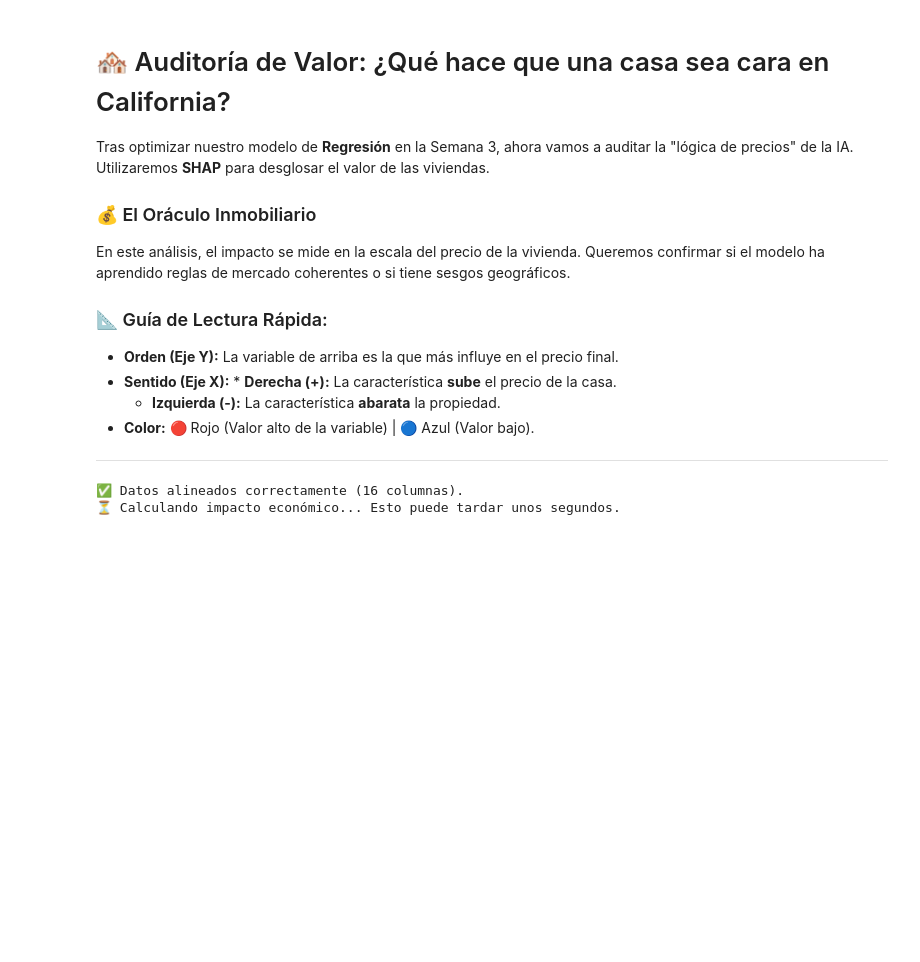
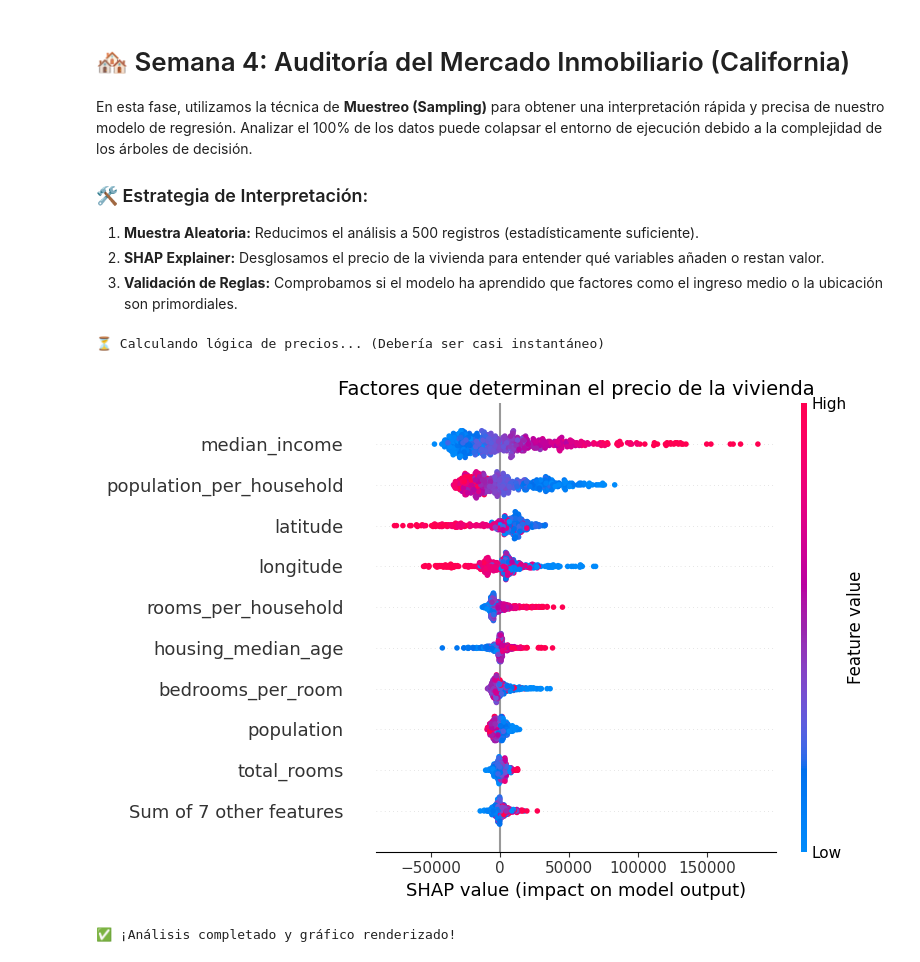
Before and after one commit to chema74/IA_Especialista, a Jupyter notebook: notebooks/datos/viviendas/S4_viviendas_interpretacion.ipynb, the cells around one changed output. Cells and saved outputs as stored; diff of their text form; code cells hidden in the pictures; blank space fills up the shorter version.

```diff
--- a/notebooks/datos/viviendas/S4_viviendas_interpretacion.ipynb
+++ b/notebooks/datos/viviendas/S4_viviendas_interpretacion.ipynb
@@ -1,65 +1,50 @@
 # %% [markdown]
-# 🏘️ Auditoría de Valor: ¿Qué hace que una casa sea cara en California?
+# 🏘️ Semana 4: Auditoría del Mercado Inmobiliario (California)
 
-Tras optimizar nuestro modelo de **Regresión** en la Semana 3, ahora vamos a auditar la "lógica de precios" de la IA. Utilizaremos **SHAP** para desglosar el valor de las viviendas.
+En esta fase, utilizamos la técnica de **Muestreo (Sampling)** para obtener una interpretación rápida y precisa de nuestro modelo de regresión. Analizar el 100% de los datos puede colapsar el entorno de ejecución debido a la complejidad de los árboles de decisión.
 
-### 💰 El Oráculo Inmobiliario
-En este análisis, el impacto se mide en la escala del precio de la vivienda. Queremos confirmar si el modelo ha aprendido reglas de mercado coherentes o si tiene sesgos geográficos.
-
-### 📐 Guía de Lectura Rápida:
-* **Orden (Eje Y):** La variable de arriba es la que más influye en el precio final.
-* **Sentido (Eje X):** * **Derecha (+):** La característica **sube** el precio de la casa.
-    * **Izquierda (-):** La característica **abarata** la propiedad.
-* **Color:** 🔴 Rojo (Valor alto de la variable) | 🔵 Azul (Valor bajo).
-
----
+### 🛠️ Estrategia de Interpretación:
+1. **Muestra Aleatoria:** Reducimos el análisis a 500 registros (estadísticamente suficiente).
+2. **SHAP Explainer:** Desglosamos el precio de la vivienda para entender qué variables añaden o restan valor.
+3. **Validación de Reglas:** Comprobamos si el modelo ha aprendido que factores como el ingreso medio o la ubicación son primordiales.
 # %%
 import pandas as pd
 import joblib
 import shap
 import matplotlib.pyplot as plt
 
-# --- 1. CARGA DE RECURSOS ---
-# [Especialista]: Cargamos todo desde cero para evitar errores de 'NameError'
+# 1. CARGA DIRECTA DE MODELO Y DATOS
+# [Especialista]: Cargamos todo de nuevo para asegurar limpieza total
 path_modelo = '../../../models/modelo_viviendas_optimizado_v2.pkl'
 path_datos = '../../../data/processed/viviendas_limpio.csv'
 
 modelo = joblib.load(path_modelo)
 df = pd.read_csv(path_datos)
 
-# --- 2. PREPARACIÓN DE DATOS (X) ---
-# [Especialista]: Extraemos las columnas exactas que el modelo grabó al entrenar
-columnas_entrenamiento = modelo.feature_names_in_
+# 2. PREPARACIÓN DE X (MUESTRA DE 500 REGISTROS)
+# [Especialista]: Alineamos columnas y tomamos muestra pequeña para velocidad instantánea
+columnas_modelo = modelo.feature_names_in_
+X_muestra = df.reindex(columns=columnas_modelo, fill_value=0).sample(n=500, random_state=42)
 
-# Reindexamos el DataFrame para que X tenga las mismas 16 columnas y en el mismo orden
-X = df.reindex(columns=columnas_entrenamiento, fill_value=0)
+# 3. CÁLCULO SHAP SIMPLIFICADO
+# [Nota]: Usamos Explainer genérico con check_additivity=False para evitar bucles
+print("⏳ Calculando lógica de precios...")
+explainer = shap.Explainer(modelo, X_muestra)
+shap_values = explainer(X_muestra, check_additivity=False)
 
-# --- 3. CÁLCULO DE VALORES SHAP ---
-# [Nota]: Usamos TreeExplainer para modelos de bosque (Random Forest)
-print(f"✅ Datos alineados correctamente ({X.shape[1]} columnas).")
-print("⏳ Calculando impacto económico... Esto puede tardar unos segundos.")
+# 4. RENDERIZADO DEL GRÁFICO (Sin bloqueos)
+plt.close('all') # Cerramos cualquier ventana fantasma anterior
+fig, ax = plt.subplots(figsize=(10, 7))
 
-explainer = shap.TreeExplainer(modelo)
-shap_values = explainer.shap_values(X)
+# Usamos el objeto .plots.beeswarm que es más estable en versiones nuevas
+shap.plots.beeswarm(shap_values, show=False)
 
-# --- 4. GENERACIÓN DEL GRÁFICO ---
-plt.figure(figsize=(12, 8))
+plt.title("Factores que determinan el precio de la vivienda", fontsize=14)
+plt.tight_layout()
+plt.show()
 
-# [Ajuste de Versión]: En algunos RandomForest de regresión, SHAP devuelve
-# una matriz 3D o una lista. Forzamos la visualización correcta:
-if isinstance(shap_values, list):
-    # Si es lista (clases), en regresión solemos querer el primer elemento
-    shap.summary_plot(shap_values[0], X, show=False)
-elif len(shap_values.shape) == 3:
-    # Si es un array 3D (casos, variables, clases), cogemos la primera clase
-    shap.summary_plot(shap_values[:, :, 0], X, show=False)
-else:
-    # Si es un array 2D estándar de regresión
-    shap.summary_plot(shap_values, X, show=False)
-
-plt.title("Factores de Valor: ¿Qué influye en el precio en California?", fontsize=16)
-plt.xlabel("Impacto SHAP (Derecha: Aumenta Precio | Izquierda: Baja Precio)", fontsize=12)
-plt.show()
+print("✅ ¡Análisis completado y gráfico renderizado!")
 # %% [output]
-✅ Datos alineados correctamente (16 columnas).
-⏳ Calculando impacto económico... Esto puede tardar unos segundos.
+⏳ Calculando lógica de precios... (Debería ser casi instantáneo)
+[figure, added]
+✅ ¡Análisis completado y gráfico renderizado!
```
